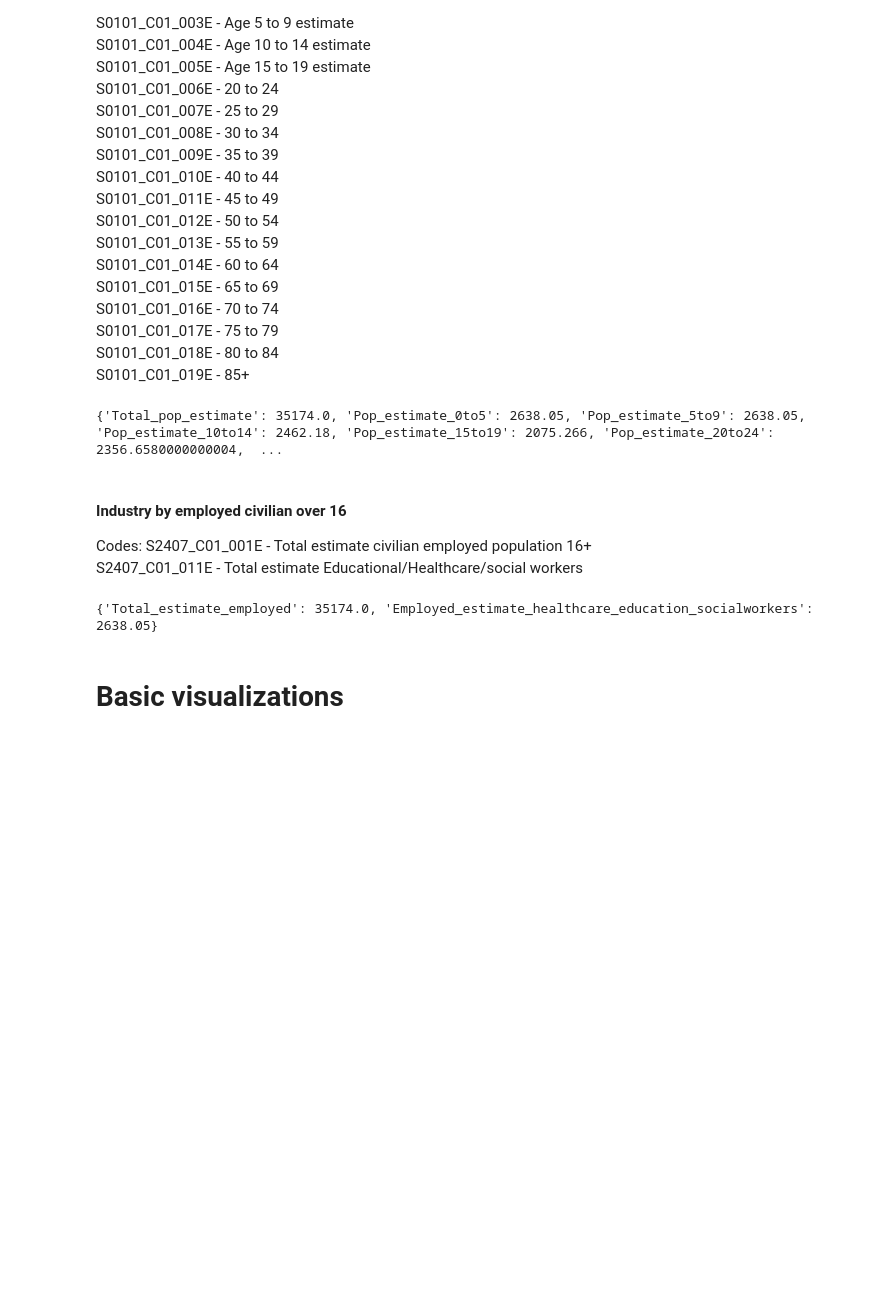
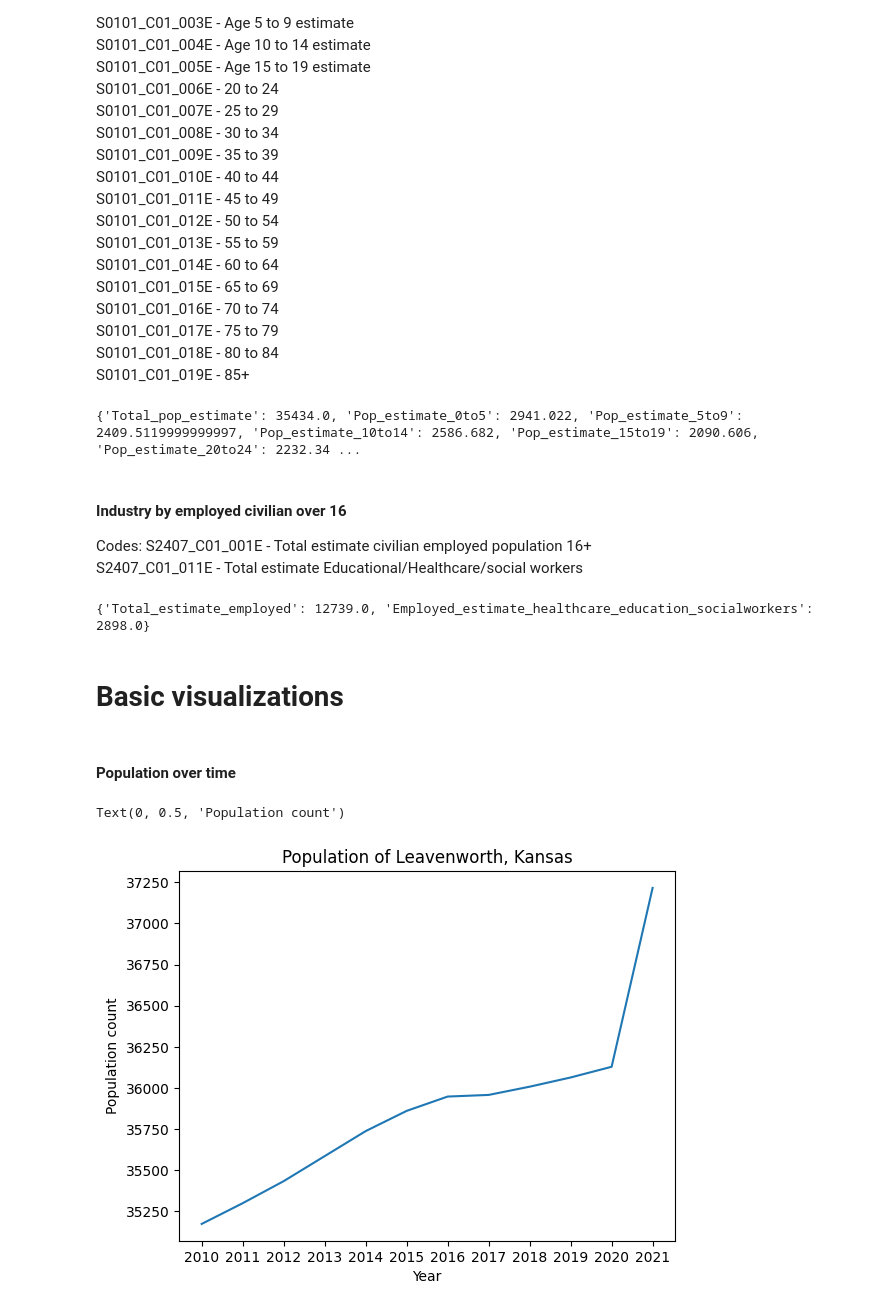
Before and after one commit to ZachBowyer/data-512-common_analysis, a Jupyter notebook: Src/Extended_Analysis.ipynb, the cells around one changed output. Drawn from its saved outputs; the diff is of its cells as text; code cells hidden in the pictures; blank space fills up the shorter version.

```diff
--- a/Src/Extended_Analysis.ipynb
+++ b/Src/Extended_Analysis.ipynb
@@ -67,7 +67,7 @@ def getAgeInformation(filepath):
         Dictionary
     """
     results = {}
-    testdf = pd.read_csv("../Data/AgeAndSex/ACSST5Y2010.S0101-Data.csv")
+    testdf = pd.read_csv(filepath)
     Total_pop_estimate = float(testdf['S0101_C01_001E'][1])
     results["Total_pop_estimate"] = Total_pop_estimate
     results["Pop_estimate_0to5"] = float(testdf['S0101_C01_002E'][1]) * Total_pop_estimate/100
@@ -90,7 +90,7 @@ def getAgeInformation(filepath):
     results["Pop_estimate_85toINF"] = float(testdf['S0101_C01_019E'][1]) * Total_pop_estimate/100
     return results
 
-Ages = {
+PopulationInfo = {
     "2010" : getAgeInformation("../Data/AgeAndSex/ACSST5Y2010.S0101-Data.csv"),
     "2011" : getAgeInformation("../Data/AgeAndSex/ACSST5Y2011.S0101-Data.csv"),
     "2012" : getAgeInformation("../Data/AgeAndSex/ACSST5Y2012.S0101-Data.csv"),
@@ -104,9 +104,9 @@ Ages = {
     "2020" : getAgeInformation("../Data/AgeAndSex/ACSST5Y2020.S0101-Data.csv"),
     "2021" : getAgeInformation("../Data/AgeAndSex/ACSST5Y2021.S0101-Data.csv")
 }
-print(Ages["2010"])
+print(PopulationInfo["2012"])
 # %% [output]
-{'Total_pop_estimate': 35174.0, 'Pop_estimate_0to5': 2638.05, 'Pop_estimate_5to9': 2638.05, 'Pop_estimate_10to14': 2462.18, 'Pop_estimate_15to19': 2075.266, 'Pop_estimate_20to24': 2356.6580000000004,  ...
+{'Total_pop_estimate': 35434.0, 'Pop_estimate_0to5': 2941.022, 'Pop_estimate_5to9': 2409.5119999999997, 'Pop_estimate_10to14': 2586.682, 'Pop_estimate_15to19': 2090.606, 'Pop_estimate_20to24': 2232.34 ...
 # %% [markdown]
 #### Industry by employed civilian over 16
 Codes:
@@ -124,10 +124,10 @@ def getEmploymentInformation(filepath):
         Dictionary
     """
     results = {}
-    testdf = pd.read_csv("../Data/AgeAndSex/ACSST5Y2010.S0101-Data.csv")
-    Total_pop_estimate = float(testdf['S0101_C01_001E'][1])
+    testdf = pd.read_csv(filepath)
+    Total_pop_estimate = float(testdf['S2407_C01_001E'][1])
     results["Total_estimate_employed"] = Total_pop_estimate
-    results["Employed_estimate_healthcare_education_socialworkers"] = float(testdf['S0101_C01_002E'][1]) * Total_pop_estimate/100
+    results["Employed_estimate_healthcare_education_socialworkers"] = float(testdf['S2407_C01_011E'][1])
     return results
 
 EmploymentInfo = {
@@ -146,6 +146,24 @@ EmploymentInfo = {
 }
 print(EmploymentInfo["2010"])
 # %% [output]
-{'Total_estimate_employed': 35174.0, 'Employed_estimate_healthcare_education_socialworkers': 2638.05}
+{'Total_estimate_employed': 12739.0, 'Employed_estimate_healthcare_education_socialworkers': 2898.0}
 # %% [markdown]
 # Basic visualizations
+# %% [markdown]
+#### Population over time
+# %%
+# Get information into format that is digestible by matplotlib
+population_estimates = []
+years = []
+for year in PopulationInfo.keys():
+    years.append(year)
+    population_estimates.append(PopulationInfo[year]['Total_pop_estimate'])
+
+# Create plot
+plt.plot(years, population_estimates)
+plt.title("Population of Leavenworth, Kansas")
+plt.xlabel("Year")
+plt.ylabel("Population count")
+# %% [output]
+Text(0, 0.5, 'Population count')
+[figure, added]
```
Also changed, not shown: parts of 15 cells of this notebook, 1 other file.
